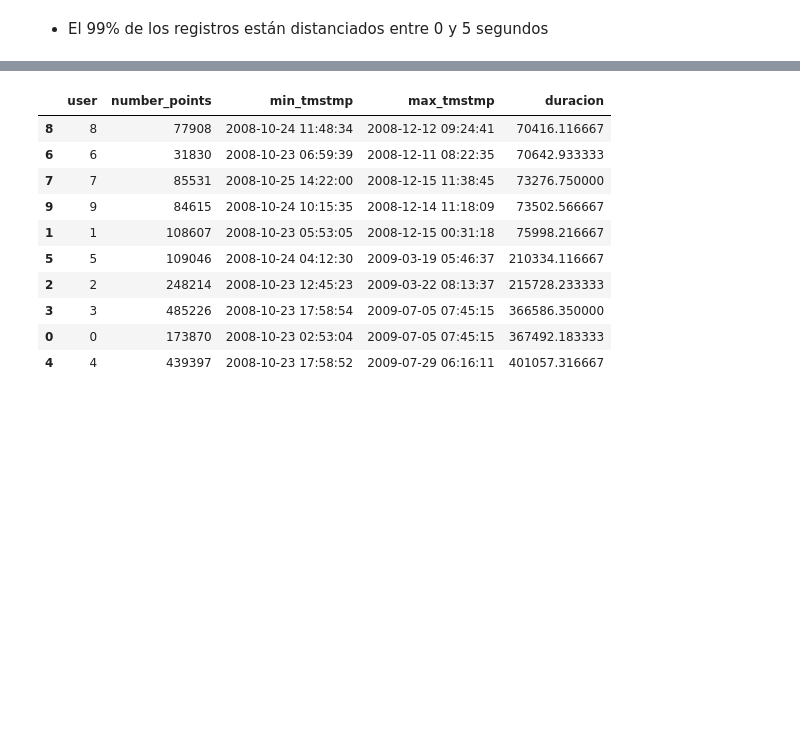
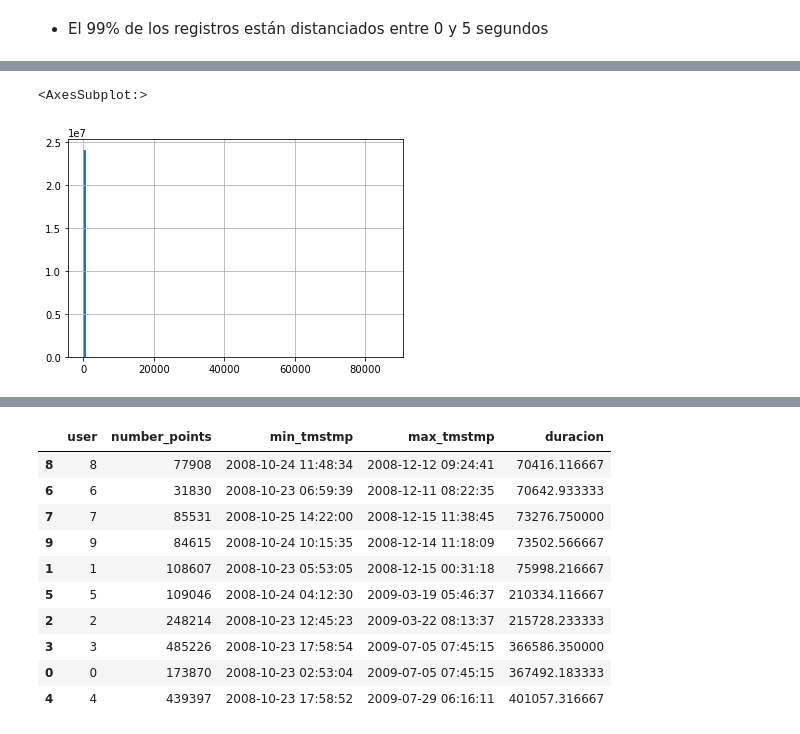
Before and after one commit to GabrielPila/skmob_mmc_mobility, a Jupyter notebook: notebooks/00.6_GeoLife_EDA.ipynb, the cells around one changed output, grey strips where cells are left out. Cells and saved outputs as stored; diff of their text form; code cells hidden in the pictures; blank space fills up the shorter version.

```diff
--- a/notebooks/00.6_GeoLife_EDA.ipynb
+++ b/notebooks/00.6_GeoLife_EDA.ipynb
@@ -328,0 +162,5 @@ data['distance_to_last_km'].mean()
+# %%
+data['seconds_diff'].hist(bins=100)
+# %% [output]
+<AxesSubplot:>
+[figure, added]
```
Also changed, not shown: parts of 73 cells of this notebook.
